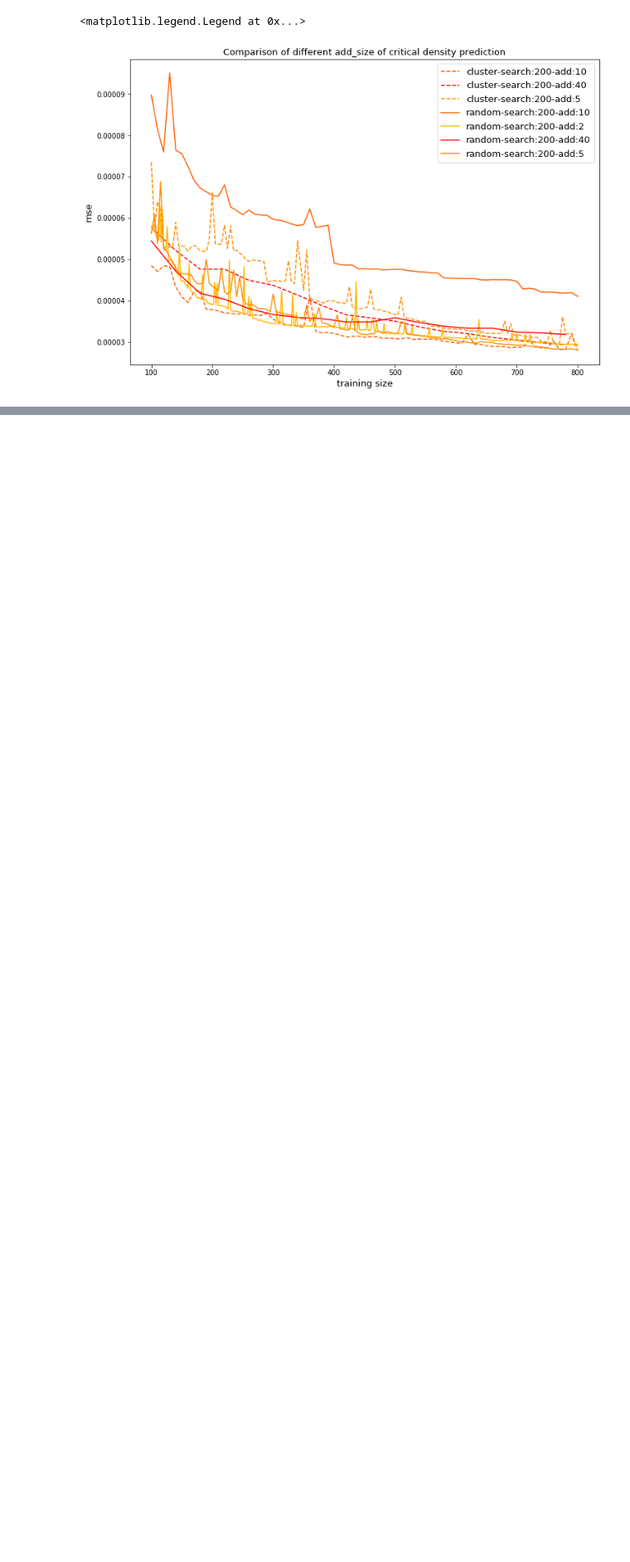
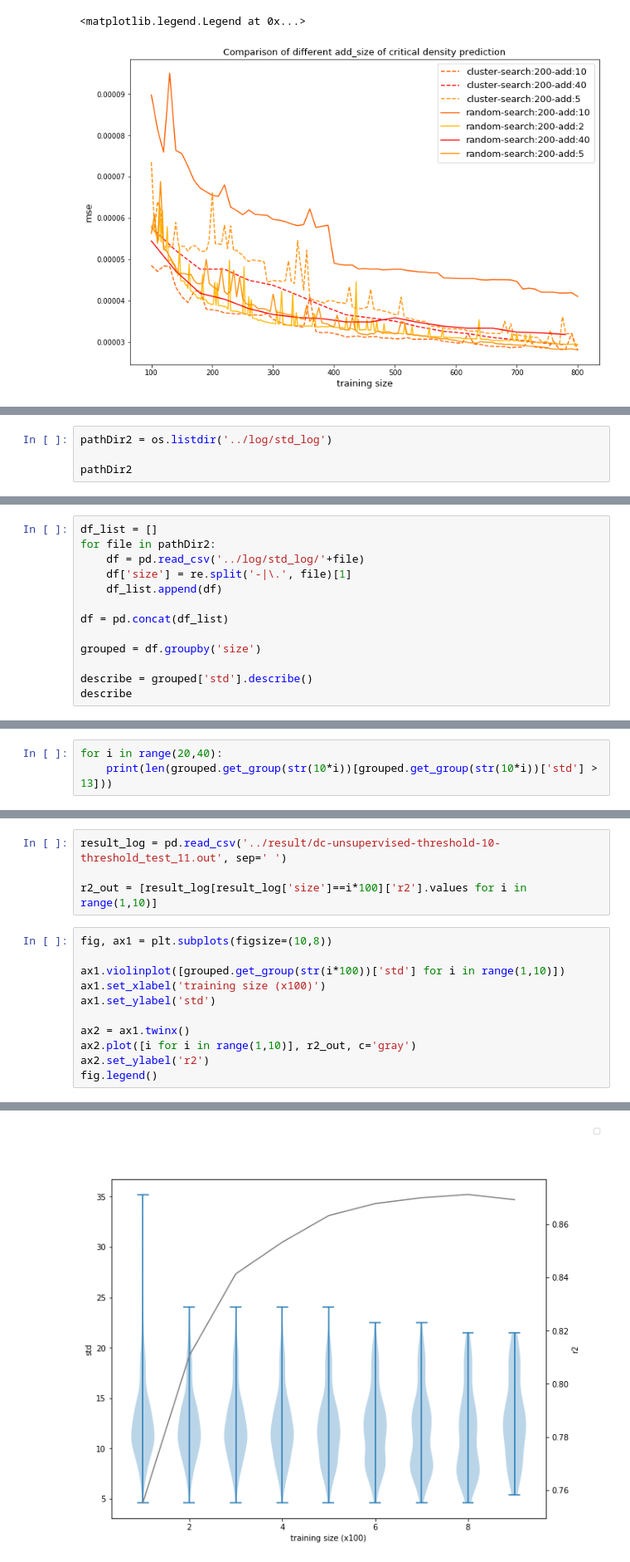
Before and after one commit to Xiangyan93/Molecular_ML, a Jupyter notebook: notebook/active learning method comparison.ipynb, the cells around one changed output, grey strips where cells are left out. Shown at 83% size. Cells and saved outputs as stored; diff of their text form; blank space fills up the shorter version.

```diff
--- a/notebook/active learning method comparison.ipynb
+++ b/notebook/active learning method comparison.ipynb
@@ -198,0 +281,4 @@ plt.legend(fontsize=fontsize)
+# %%
+pathDir2 = os.listdir('../log/std_log')
+
+pathDir2
@@ -198,0 +303,13 @@ plt.legend(fontsize=fontsize)
+# %%
+df_list = []
+for file in pathDir2:
+    df = pd.read_csv('../log/std_log/'+file)
+    df['size'] = re.split('-|\.', file)[1]
+    df_list.append(df)
+
+df = pd.concat(df_list)
+
+grouped = df.groupby('size')
+
+describe = grouped['std'].describe()
+describe
@@ -198,0 +334,3 @@ plt.legend(fontsize=fontsize)
+# %%
+for i in range(20,40):
+    print(len(grouped.get_group(str(10*i))[grouped.get_group(str(10*i))['std'] > 13]))
@@ -198,0 +358,16 @@ plt.legend(fontsize=fontsize)
+# %%
+result_log = pd.read_csv('../result/dc-unsupervised-threshold-10-threshold_test_11.out', sep=' ')
+
+r2_out = [result_log[result_log['size']==i*100]['r2'].values for i in range(1,10)]
+# %%
+fig, ax1 = plt.subplots(figsize=(10,8))
+
+ax1.violinplot([grouped.get_group(str(i*100))['std'] for i in range(1,10)])
+ax1.set_xlabel('training size (x100)')
+ax1.set_ylabel('std')
+
+ax2 = ax1.twinx()
+ax2.plot([i for i in range(1,10)], r2_out, c='gray')
+ax2.set_ylabel('r2')
+fig.legend()
+# %% [output]
@@ -198,0 +376 @@ plt.legend(fontsize=fontsize)
+[figure, added]
```
Also changed, not shown: parts of 21 cells of this notebook, 4 other files.
